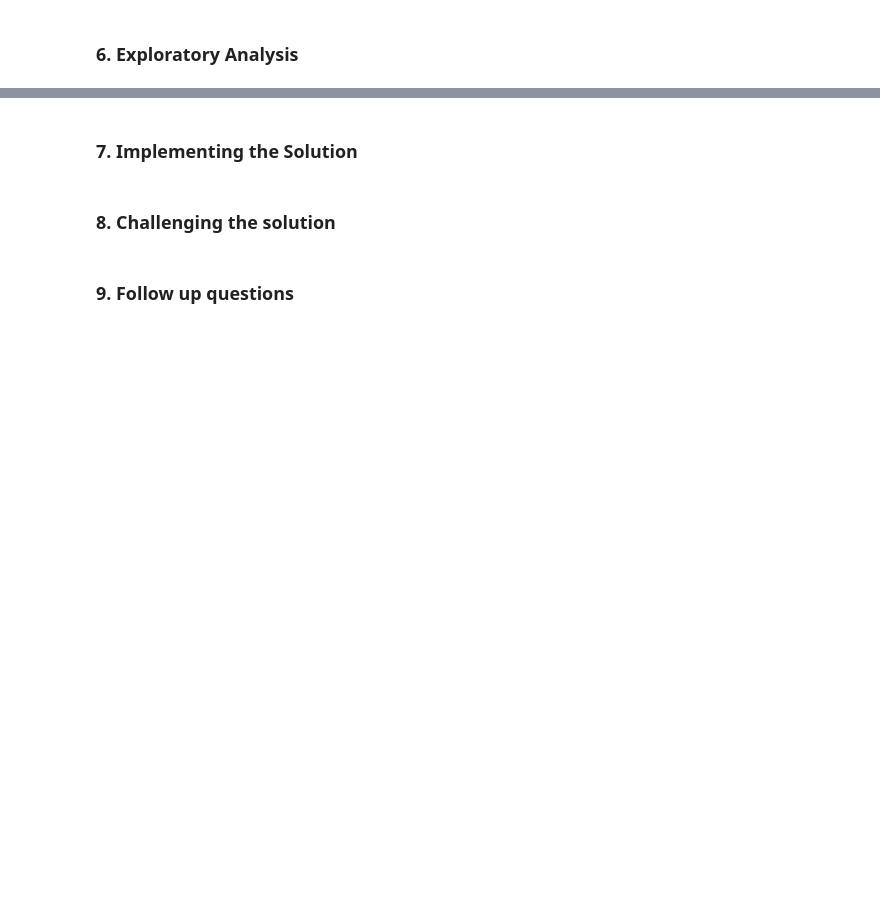
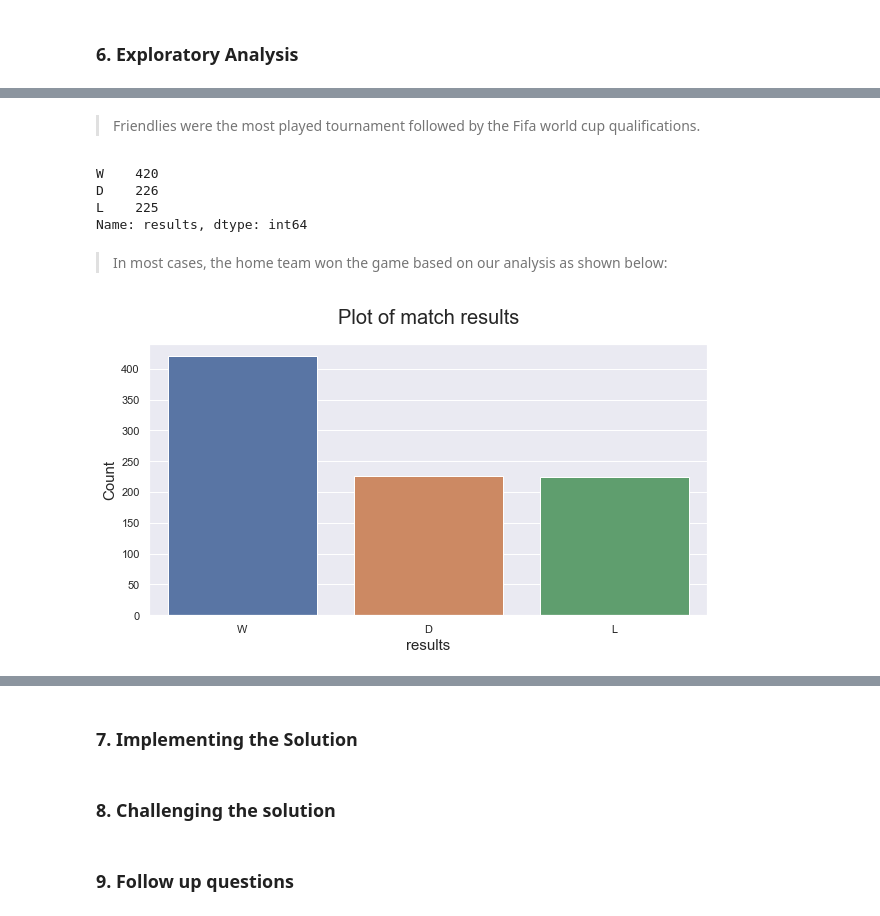
Before and after one commit to stogaja/Python-ML-Projects, a Jupyter notebook: Football_Prediction/football_prediction.ipynb, the cells around one changed output, grey strips where cells are left out. Cells and saved outputs as stored; diff of their text form; code cells hidden in the pictures; blank space fills up the shorter version.

```diff
--- a/Football_Prediction/football_prediction.ipynb
+++ b/Football_Prediction/football_prediction.ipynb
@@ -340,0 +377,22 @@ merged_df.tail(5)
+# %% [markdown]
+> Friendlies were the most played tournament followed by the Fifa world cup qualifications.
+# %%
+# let's see the value counts for results
+merged_df['results'].value_counts()
+# %% [output]
+W    420
+D    226
+L    225
+Name: results, dtype: int64
+# %% [markdown]
+> In most cases, the home team won the game based on our analysis as shown below:
+# %%
+# let's see the value counts for results
+fig,ax  = plt.subplots(figsize = (10,5))
+sns.countplot(merged_df['results'])
+plt.title('Plot of match results', fontsize=20, y = 1.05)
+plt.xlabel('results', fontsize=15)
+plt.ylabel('Count', fontsize=15)
+plt.show()
+# %% [output]
+[figure, added]
```
Also changed, not shown: parts of 33 cells of this notebook.
